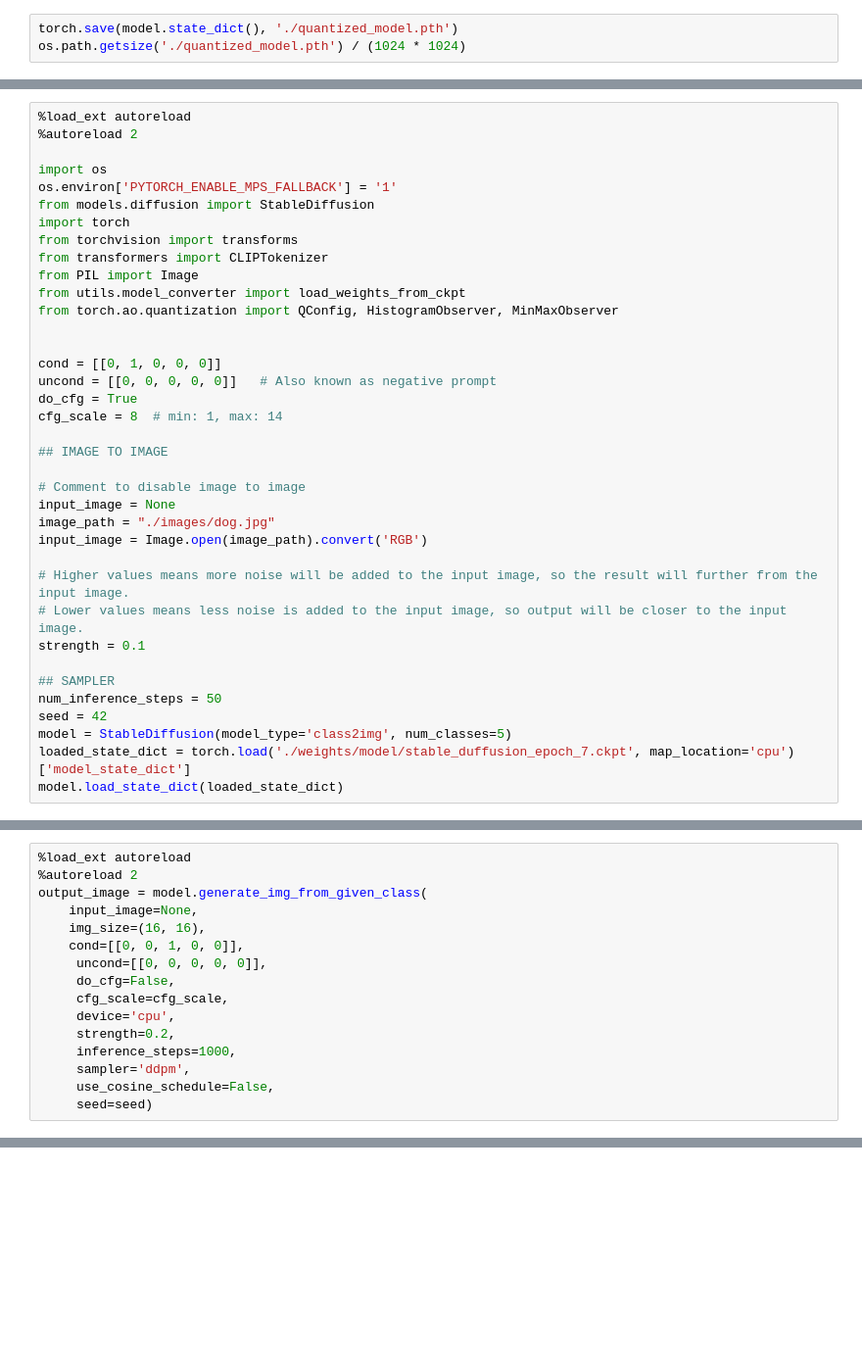
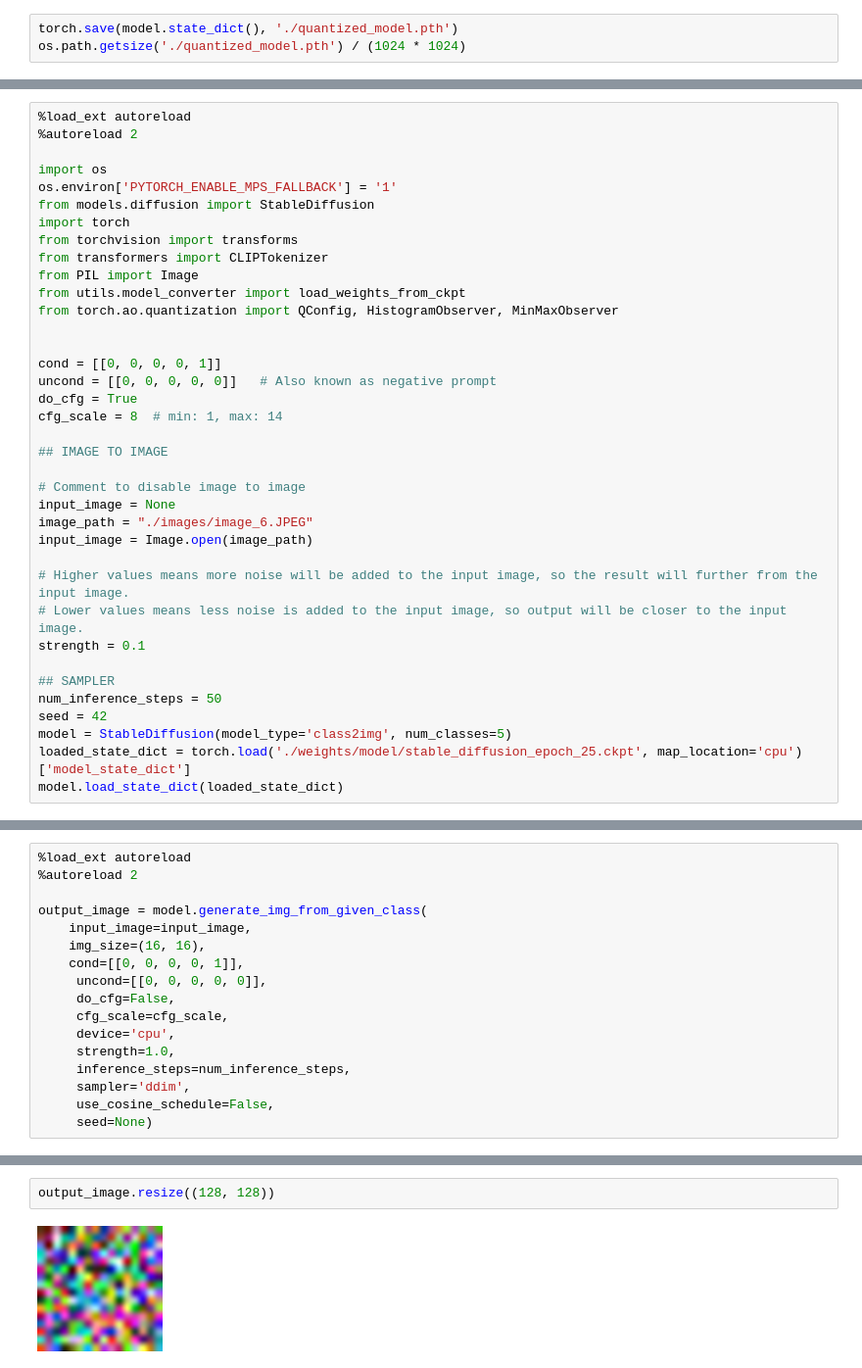
Before and after one commit to dnnhhuy/stable-diffusion-pytorch, a Jupyter notebook: Stable Diffusion Implementation.ipynb, the cells around one changed output, grey strips where cells are left out. Shown at 98% size. Drawn from its saved outputs; the diff is of its cells as text; blank space fills up the shorter version.

```diff
--- a/Stable Diffusion Implementation.ipynb
+++ b/Stable Diffusion Implementation.ipynb
@@ -94,7 +81,7 @@ from utils.model_converter import load_weights_from_ckpt
 from torch.ao.quantization import QConfig, HistogramObserver, MinMaxObserver
 
 
-cond = [[0, 1, 0, 0, 0]]
+cond = [[0, 0, 0, 0, 1]]
 uncond = [[0, 0, 0, 0, 0]]   # Also known as negative prompt
 do_cfg = True
 cfg_scale = 8  # min: 1, max: 14
@@ -103,8 +90,8 @@ cfg_scale = 8  # min: 1, max: 14
 
 # Comment to disable image to image
 input_image = None
-image_path = "./images/dog.jpg"
-input_image = Image.open(image_path).convert('RGB')
+image_path = "./images/image_6.JPEG"
+input_image = Image.open(image_path)
 
 # Higher values means more noise will be added to the input image, so the result will further from the input image.
 # Lower values means less noise is added to the input image, so output will be closer to the input image.
@@ -114,6 +101,6 @@ strength = 0.1
 num_inference_steps = 50
 seed = 42
 model = StableDiffusion(model_type='class2img', num_classes=5)
-loaded_state_dict = torch.load('./weights/model/stable_duffusion_epoch_7.ckpt', map_location='cpu')['model_state_dict']
+loaded_state_dict = torch.load('./weights/model/stable_diffusion_epoch_25.ckpt', map_location='cpu')['model_state_dict']
 model.load_state_dict(loaded_state_dict)
 # %% [output]
@@ -121,19 +110,20 @@ model.load_state_dict(loaded_state_dict)
 # %%
 %load_ext autoreload
 %autoreload 2
+
 output_image = model.generate_img_from_given_class(
-    input_image=None,
+    input_image=input_image,
     img_size=(16, 16),
-    cond=[[0, 0, 1, 0, 0]],
+    cond=[[0, 0, 0, 0, 1]],
      uncond=[[0, 0, 0, 0, 0]],
      do_cfg=False,
      cfg_scale=cfg_scale,
      device='cpu',
-     strength=0.2,
-     inference_steps=1000,
-     sampler='ddpm',
+     strength=1.0,
+     inference_steps=num_inference_steps,
+     sampler='ddim',
      use_cosine_schedule=False,
-     seed=seed)
+     seed=None)
 # %% [output]
 The autoreload extension is already loaded. To reload it, use:
   %reload_ext autoreload
@@ -140,0 +142,4 @@ torch.Size([1, 3, 16, 16])
+# %%
+output_image.resize((128, 128))
+# %% [output]
+[figure, added]
```
Also changed, not shown: parts of 7 cells of this notebook, 4 other files.
